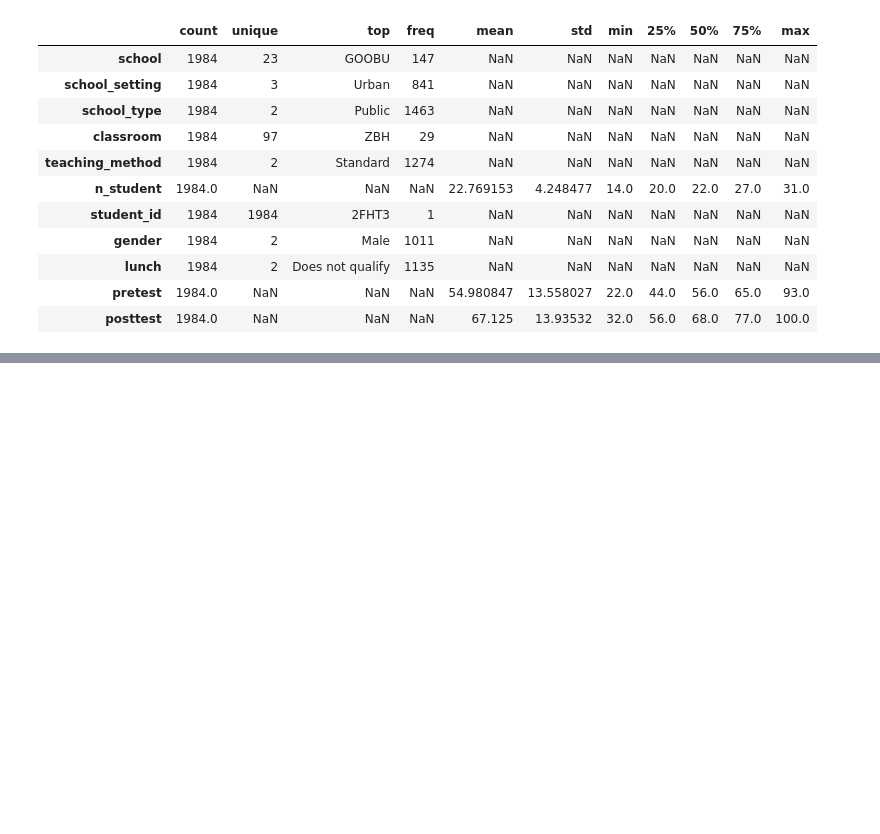
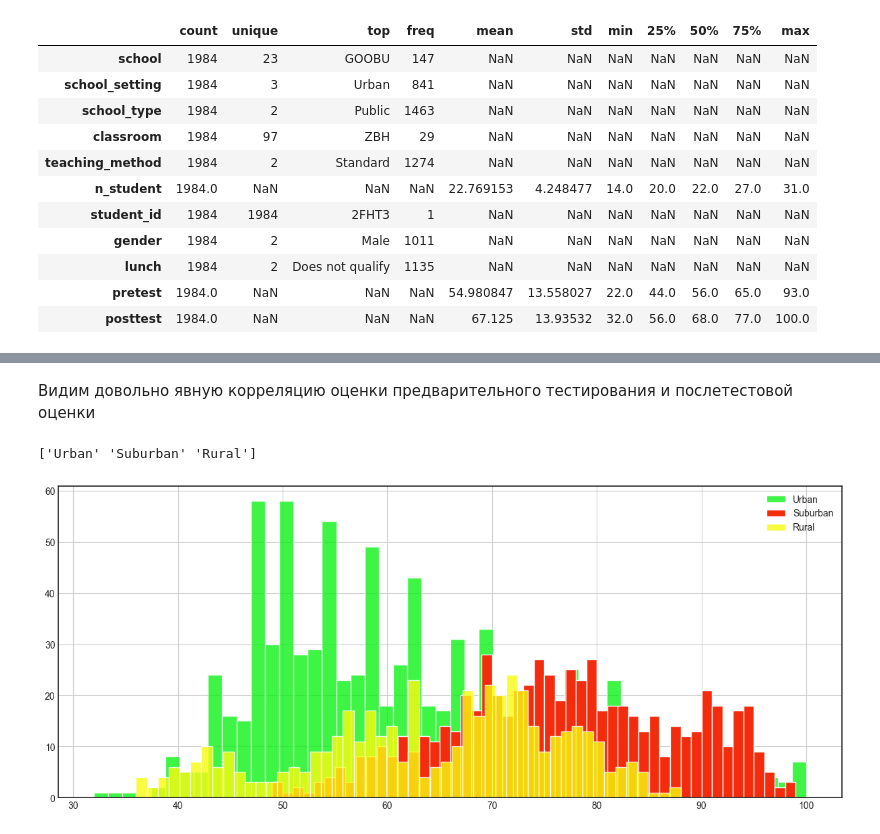
Before and after one commit to LlirikOknessu/MachineLearningCourseLabs, a Jupyter notebook: Ignatieva/analyze.ipynb, the cells around one changed output, grey strips where cells are left out. Cells and saved outputs as stored; diff of their text form; code cells hidden in the pictures; blank space fills up the shorter version.

```diff
--- a/Ignatieva/analyze.ipynb
+++ b/Ignatieva/analyze.ipynb
@@ -195,0 +83,19 @@ plt.show()
+# %% [markdown]
+Видим довольно явную корреляцию оценки предварительного тестирования и послетестовой оценки
+# %%
+plt.figure(figsize=(15, 6))
+post_values = df['posttest']
+settings = df['school_setting'].unique()
+print(settings)
+setting0 = df.loc[df['school_setting'] == 'Urban']
+setting1 = df.loc[df['school_setting'] == 'Suburban']
+setting2 = df.loc[df['school_setting'] == 'Rural']
+plt.hist(setting0.posttest, color='#0DF217', bins=50, alpha=0.8, label='Urban')
+plt.hist(setting1.posttest, color='#F22C0D', bins=50, alpha=1, label='Suburban')
+plt.hist(setting2.posttest, color='#F8FB0E', bins=50, alpha=0.8, label='Rural')
+plt.grid()
+plt.legend()
+plt.show()
+# %% [output]
+['Urban' 'Suburban' 'Rural']
+[figure, added]
```
Also changed, not shown: parts of 28 cells of this notebook, 6 other files.
